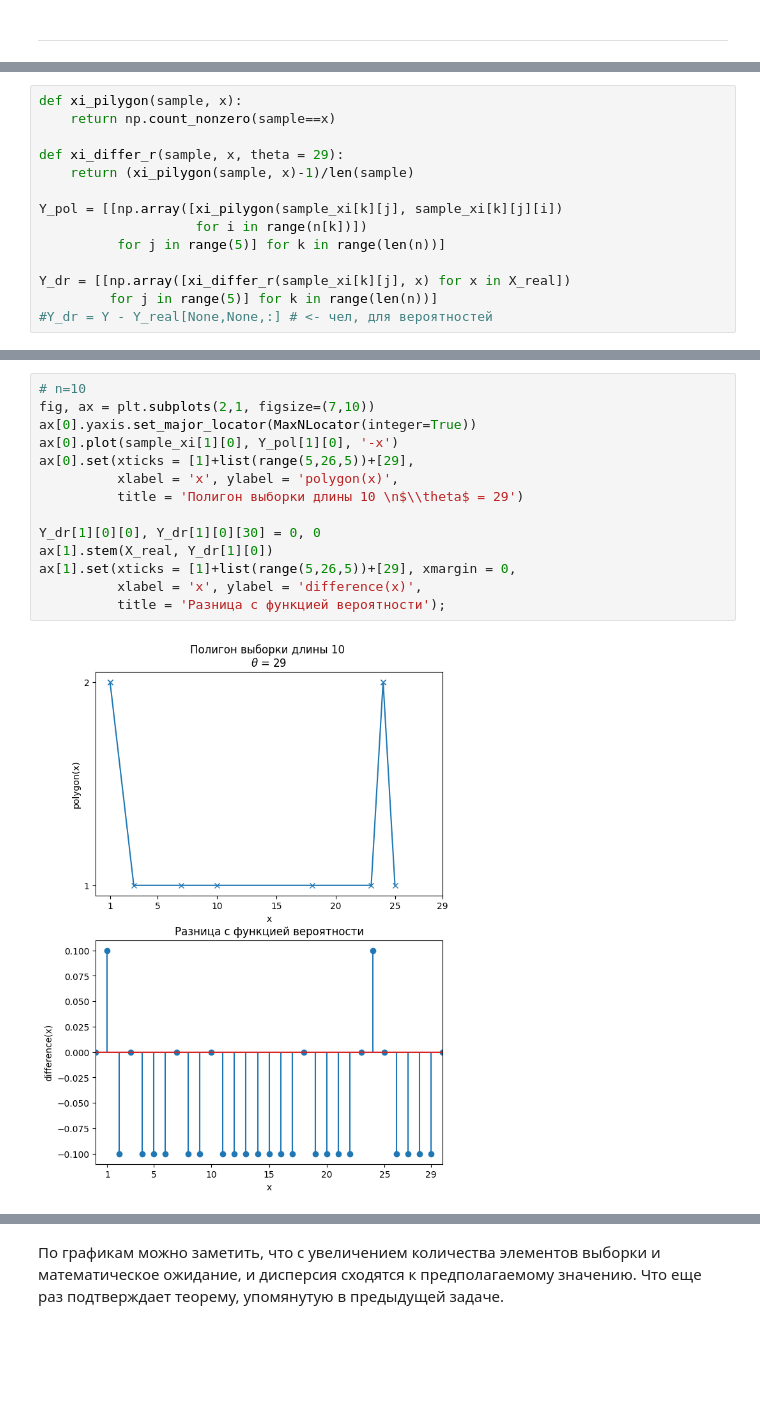
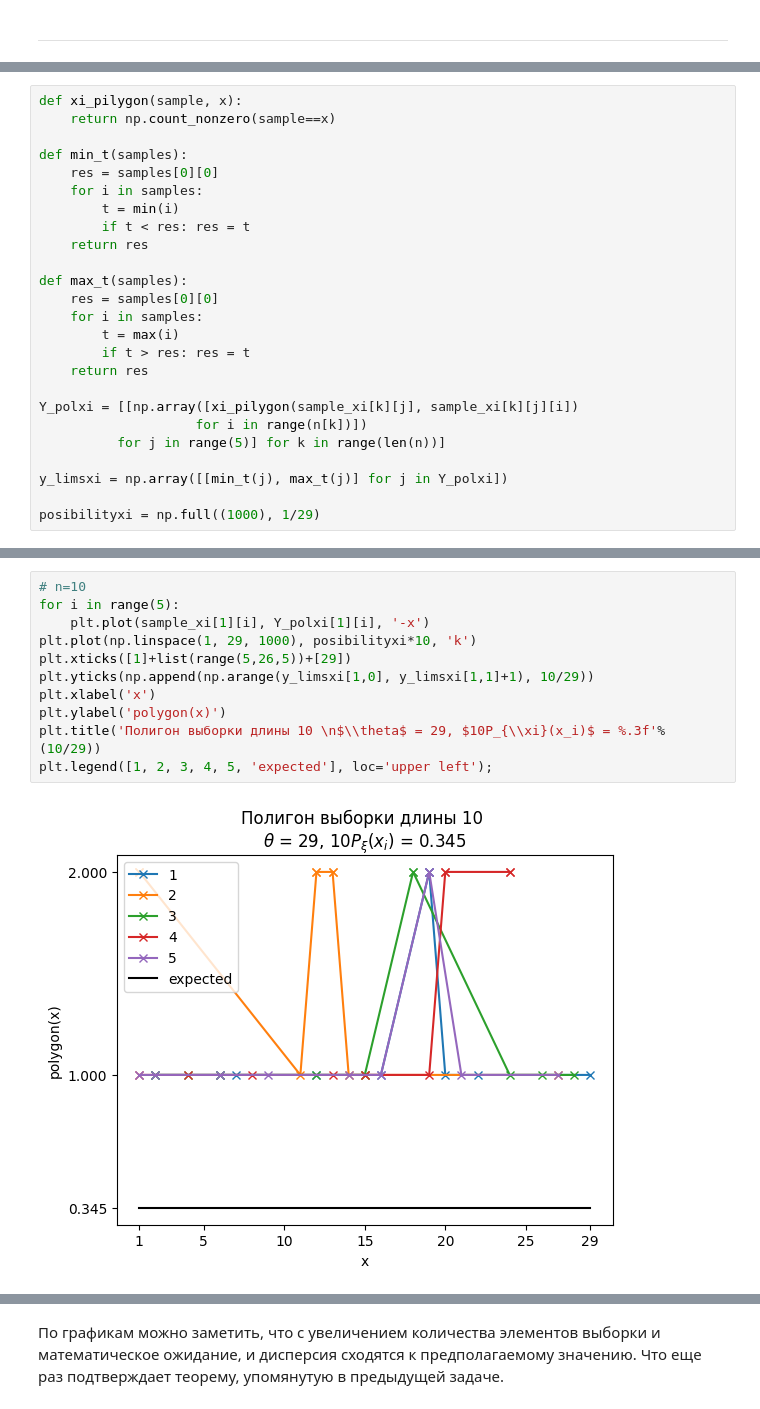
Before and after one commit to TimothyTur/skb201tur-ms-hws, a Jupyter notebook: СКБ201 Тур.ipynb, the cells around one changed output, grey strips where cells are left out. Cells and saved outputs as stored; diff of their text form; blank space fills up the shorter version.

```diff
--- a/СКБ201 Тур.ipynb
+++ b/СКБ201 Тур.ipynb
@@ -252,14 +253,25 @@ ax[1].set_title(r'$D_{m,n}=\sqrt{\frac{nm}{n+m}}\sup_{x\in\mathbb{R}}$'+
 def xi_pilygon(sample, x):
     return np.count_nonzero(sample==x)
 
-def xi_differ_r(sample, x, theta = 29):
-    return (xi_pilygon(sample, x)-1)/len(sample)
+def min_t(samples):
+    res = samples[0][0]
+    for i in samples:
+        t = min(i)
+        if t < res: res = t
+    return res
 
-Y_pol = [[np.array([xi_pilygon(sample_xi[k][j], sample_xi[k][j][i])
+def max_t(samples):
+    res = samples[0][0]
+    for i in samples:
+        t = max(i)
+        if t > res: res = t
+    return res
+
+Y_polxi = [[np.array([xi_pilygon(sample_xi[k][j], sample_xi[k][j][i])
                     for i in range(n[k])])
           for j in range(5)] for k in range(len(n))]
 
-Y_dr = [[np.array([xi_differ_r(sample_xi[k][j], x) for x in X_real])
-         for j in range(5)] for k in range(len(n))]
-#Y_dr = Y - Y_real[None,None,:] # <- чел, для вероятностей
+y_limsxi = np.array([[min_t(j), max_t(j)] for j in Y_polxi])
+
+posibilityxi = np.full((1000), 1/29)
 # %%
@@ -290,18 +290,15 @@ ax[1].set(xticks = [1]+list(range(5,26,5))+[29], xmargin = 0,
 # %%
 # n=10
-fig, ax = plt.subplots(2,1, figsize=(7,10))
-ax[0].yaxis.set_major_locator(MaxNLocator(integer=True))
-ax[0].plot(sample_xi[1][0], Y_pol[1][0], '-x')
-ax[0].set(xticks = [1]+list(range(5,26,5))+[29],
-          xlabel = 'x', ylabel = 'polygon(x)',
-          title = 'Полигон выборки длины 10 \n$\\theta$ = 29')
-
-Y_dr[1][0][0], Y_dr[1][0][30] = 0, 0
-ax[1].stem(X_real, Y_dr[1][0])
-ax[1].set(xticks = [1]+list(range(5,26,5))+[29], xmargin = 0,
-          xlabel = 'x', ylabel = 'difference(x)',
-          title = 'Разница с функцией вероятности');
+for i in range(5):
+    plt.plot(sample_xi[1][i], Y_polxi[1][i], '-x')
+plt.plot(np.linspace(1, 29, 1000), posibilityxi*10, 'k')
+plt.xticks([1]+list(range(5,26,5))+[29])
+plt.yticks(np.append(np.arange(y_limsxi[1,0], y_limsxi[1,1]+1), 10/29))
+plt.xlabel('x')
+plt.ylabel('polygon(x)')
+plt.title('Полигон выборки длины 10 \n$\\theta$ = 29, $10P_{\\xi}(x_i)$ = %.3f'% (10/29))
+plt.legend([1, 2, 3, 4, 5, 'expected'], loc='upper left');
 # %% [output]
-[figure, old version]
+[figure, new version]
 # %%
 # n=100
```
Also changed, not shown: parts of 63 cells of this notebook, 1 other file.
